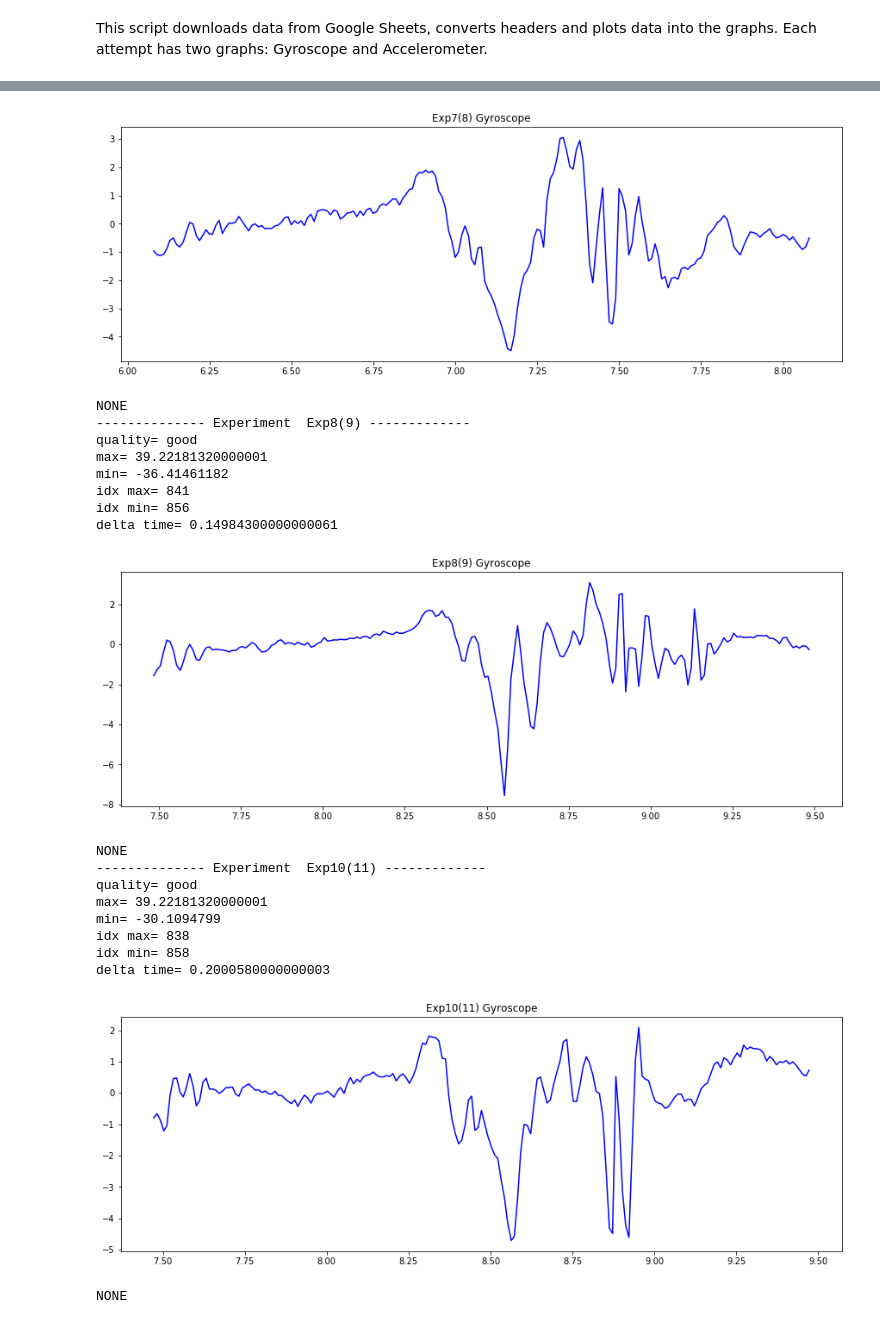
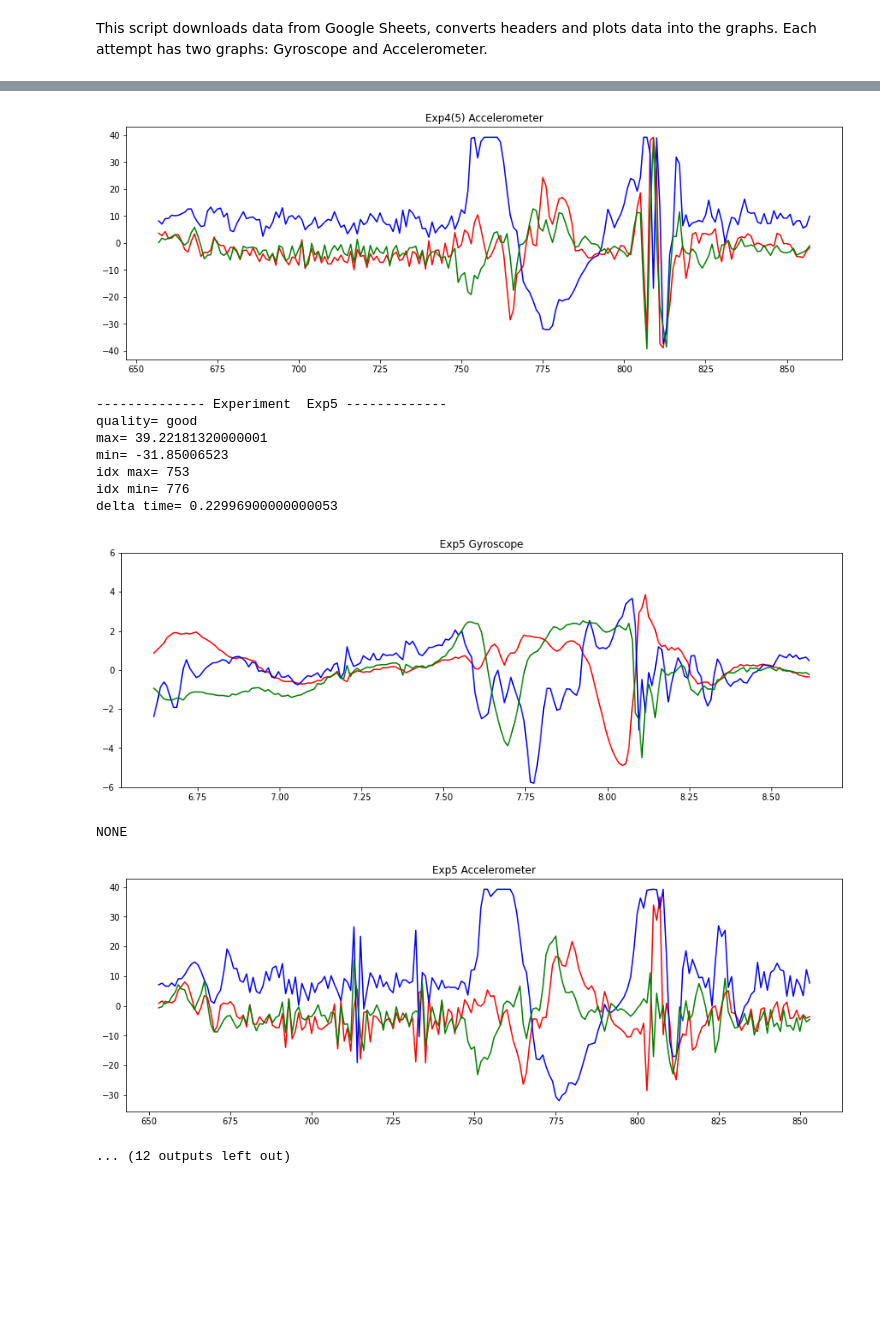
Before and after one commit to TD27/Project_Skateboard, a Jupyter notebook: Data_processing-sensor_on_leg.ipynb, the cells around one changed output, grey strips where cells are left out. Drawn from its saved outputs; the diff is of its cells as text; code cells hidden in the pictures; blank space fills up the shorter version.

```diff
--- a/Data_processing-sensor_on_leg.ipynb
+++ b/Data_processing-sensor_on_leg.ipynb
@@ -94,20 +94,19 @@ def print_graph (prefix,title,graphdata):
     if title=="Gyroscope":
         title=prefix+" "+title
         plt.title(title)
-#        plt.ylim(-6,6)
-#        plt.plot(graphdata.Time, graphdata.Gyroscope_x, color="red")
+        plt.ylim(-6,6)
+        plt.plot(graphdata.Time, graphdata.Gyroscope_x, color="red")
         plt.plot(graphdata.Time, graphdata.Gyroscope_y, color="blue")
-#        plt.plot(graphdata.Time, graphdata.Gyroscope_z, color="green")
+        plt.plot(graphdata.Time, graphdata.Gyroscope_z, color="green")
         plt.show()
-        break
+
     if title=="Accelerometer":
         title=prefix+" "+title
         plt.title(title)
-#        plt.plot(graphdata.index, graphdata.Acceleration_x, color="red")
+        plt.plot(graphdata.index, graphdata.Acceleration_x, color="red")
         plt.plot(graphdata.index, graphdata.Acceleration_y, color="blue")
-#        plt.plot(graphdata.index, graphdata.Acceleration_z, color="green")
-#        plt.plot(graphdata.index, graphdata.mean_y, color="yellow")
+        plt.plot(graphdata.index, graphdata.Acceleration_z, color="green")
         plt.show()
-        break
+
     else:
         print("NONE")
@@ -119,17 +116,7 @@ for i in URL_keys_leg:
         data_gyr = import_from_google(URL_keys_leg[i],"Gyroscope")
         data_acc = import_from_google(URL_keys_leg[i],"Accelerometer")
 
-#        data_acc["Diff_y"]=data_acc['Acceleration_y'].diff(periods=-10)
         data_acc.loc[:,"Diff_y"]=data_acc.loc[:,'Acceleration_y'].diff(periods=-10)
-
-    #        graphdata_acc["Diff_y"]=graphdata_acc["Diff_y"].abs()
-
-#        data_acc["mean_y"]=data_acc['Acceleration_y'].diff(periods=-1)+data_acc['Acceleration_y']
-
-#        graphdata_gyr["Diff_time"]=graphdata_gyr['Time'].diff(periods=-1)
-#        graphdata_gyr=graphdata_gyr.round({"Time":2})
-#        graphdata_acc=graphdata_acc.round({"Time":2})
-
 
         max_acc=data_acc["Acceleration_y"].max()
         min_acc=data_acc["Acceleration_y"].min()
@@ -145,13 +132,11 @@ for i in URL_keys_leg:
         print("idx min=",idx_min_acc)
         print("delta time=",delta_time)
 
-
-#        a,b=ranges[i]
         graphdata_gyr=data_gyr.loc[idx_max_acc-100:idx_max_acc+100,:]
         graphdata_acc=data_acc.loc[idx_max_acc-100:idx_max_acc+100,:]
 
         print_graph(i,"Gyroscope",graphdata_gyr)
-#        print_graph(i,"Accelerometer",graphdata_acc)
+        print_graph(i,"Accelerometer",graphdata_acc)
 # %% [output]
 -------------- Experiment  Exp2 -------------
 quality= good
@@ -190,20 +160,12 @@ delta time= 0.54009412
-[figure, old version]
+[figure, new version]
-NONE
--------------- Experiment  Exp8(9) -------------
+-------------- Experiment  Exp5 -------------
 quality= good
 max= 39.22181320000001
-min= -36.41461182
-idx max= 841
-idx min= 856
-delta time= 0.14984300000000061
+min= -31.85006523
+idx max= 753
+idx min= 776
+delta time= 0.22996900000000053
-[figure, old version]
+[figure, new version]
 NONE
--------------- Experiment  Exp10(11) -------------
-quality= good
-max= 39.22181320000001
-min= -30.1094799
-idx max= 838
-idx min= 858
-delta time= 0.2000580000000003
-[figure, old version]
+[figure, new version]
-NONE
+... (12 outputs left out)
```
Also changed, not shown: parts of 2 cells of this notebook.
